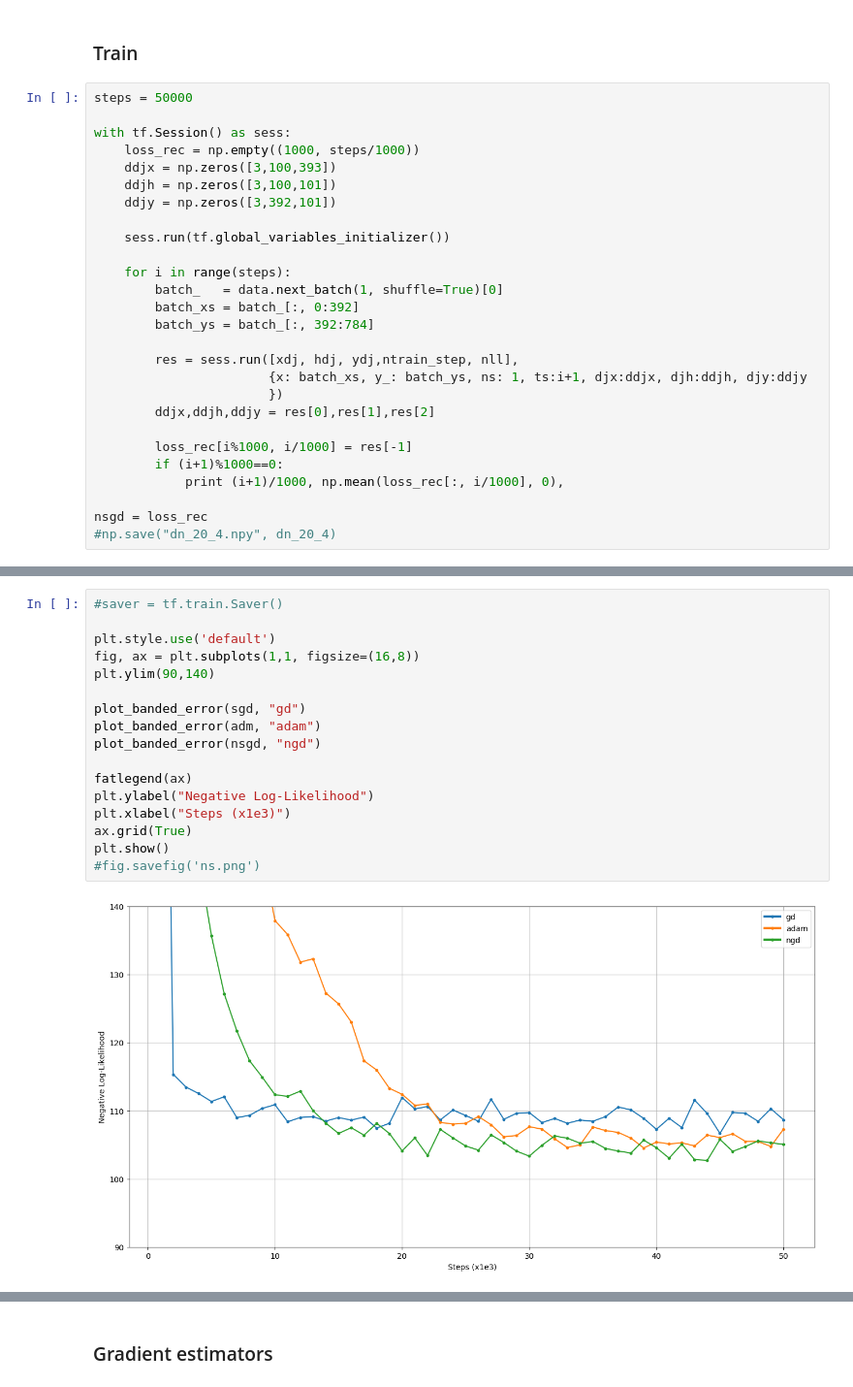
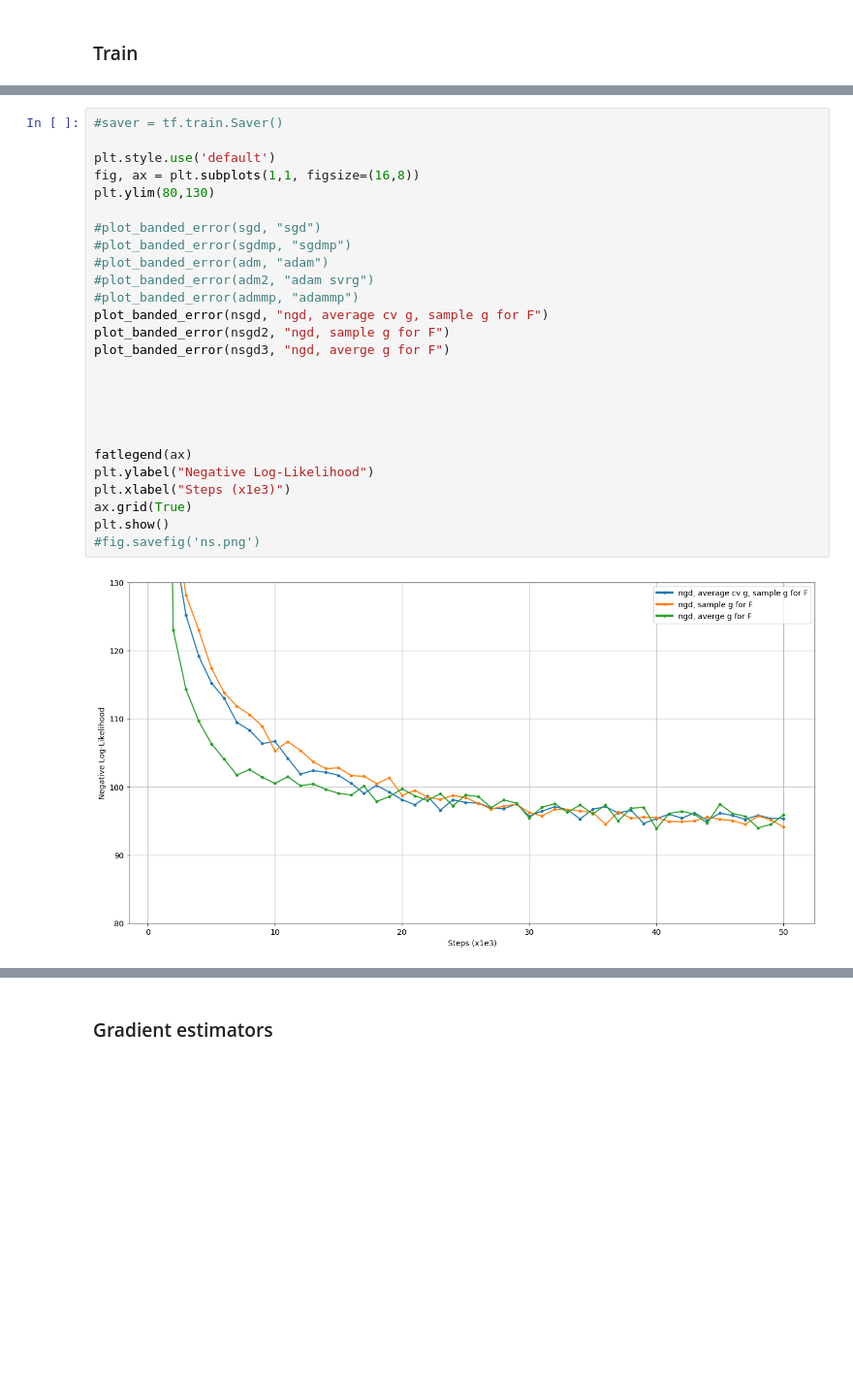
Before and after one commit to ethihsy/cc, a Jupyter notebook: gd_est.ipynb, the cells around one changed output, grey strips where cells are left out. Shown at 97% size. Saved outputs shown, nothing was run; the diff lists cells and outputs as text; blank space fills up the shorter version.

```diff
--- a/gd_est.ipynb
+++ b/gd_est.ipynb
@@ -157,29 +205,2 @@ ntrain_step = opt.apply_gradients(ngd)
 # %% [markdown]
 ### Train
-# %%
-steps = 50000
-
-with tf.Session() as sess:
-    loss_rec = np.empty((1000, steps/1000))
-    ddjx = np.zeros([3,100,393])
-    ddjh = np.zeros([3,100,101])
-    ddjy = np.zeros([3,392,101])
-
-    sess.run(tf.global_variables_initializer())
-
-    for i in range(steps):
-        batch_   = data.next_batch(1, shuffle=True)[0]
-        batch_xs = batch_[:, 0:392]
-        batch_ys = batch_[:, 392:784]
-
-        res = sess.run([xdj, hdj, ydj,ntrain_step, nll],
-                       {x: batch_xs, y_: batch_ys, ns: 1, ts:i+1, djx:ddjx, djh:ddjh, djy:ddjy
-                       })
-        ddjx,ddjh,ddjy = res[0],res[1],res[2]
-
-        loss_rec[i%1000, i/1000] = res[-1]
-        if (i+1)%1000==0:
-            print (i+1)/1000, np.mean(loss_rec[:, i/1000], 0),
-
-nsgd = loss_rec
-#np.save("dn_20_4.npy", dn_20_4)
@@ -188,19 +269,28 @@ nsgd = loss_rec
 # %%
 #saver = tf.train.Saver()
 
 plt.style.use('default')
 fig, ax = plt.subplots(1,1, figsize=(16,8))
-plt.ylim(90,140)
+plt.ylim(80,130)
 
-plot_banded_error(sgd, "gd")
-plot_banded_error(adm, "adam")
-plot_banded_error(nsgd, "ngd")
+#plot_banded_error(sgd, "sgd")
+#plot_banded_error(sgdmp, "sgdmp")
+#plot_banded_error(adm, "adam")
+#plot_banded_error(adm2, "adam svrg")
+#plot_banded_error(admmp, "adammp")
+plot_banded_error(nsgd, "ngd, average cv g, sample g for F")
+plot_banded_error(nsgd2, "ngd, sample g for F")
+plot_banded_error(nsgd3, "ngd, averge g for F")
+
+
+
+
 
 fatlegend(ax)
 plt.ylabel("Negative Log-Likelihood")
 plt.xlabel("Steps (x1e3)")
 ax.grid(True)
 plt.show()
 #fig.savefig('ns.png')
 # %% [output]
-[figure, old version]
+[figure, new version]
```
Also changed, not shown: parts of 17 cells of this notebook.
